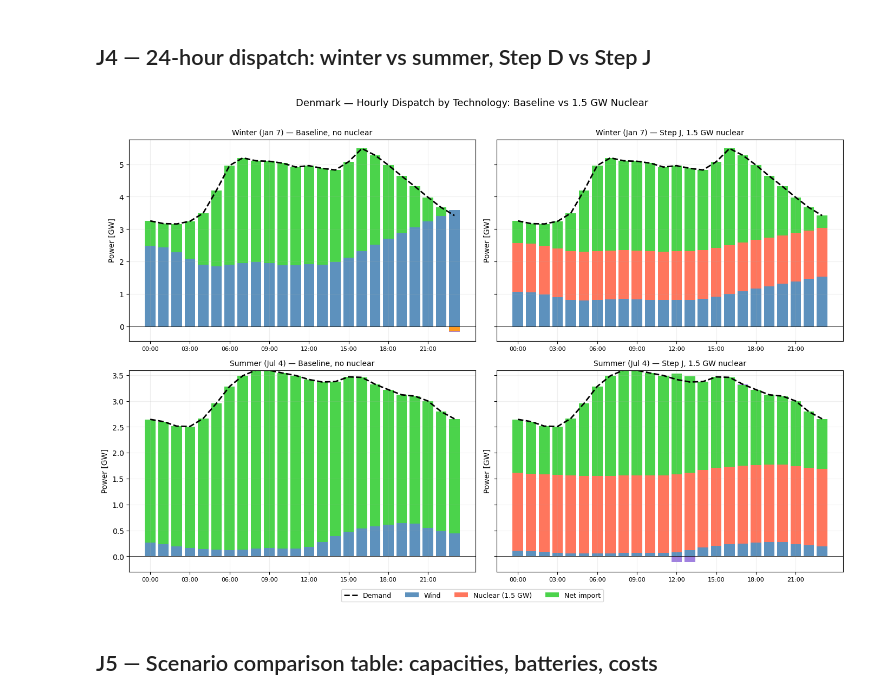
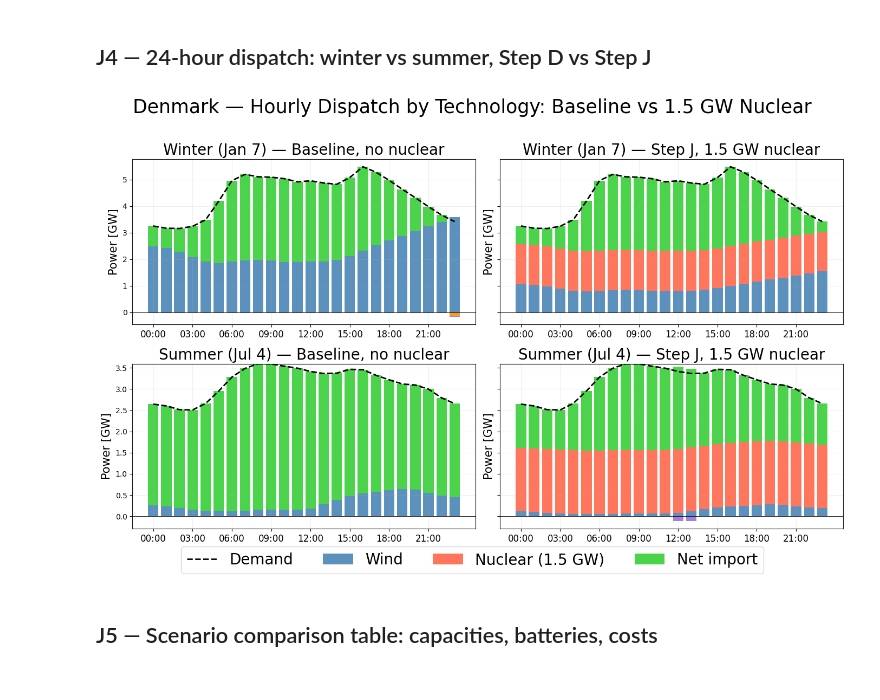
Before and after one commit to KenzoDTU/Integrated-Energy-Grids-A1G21, a Jupyter notebook: step_J.ipynb, the cells around one changed output. Cells and saved outputs as stored; diff of their text form; code cells hidden in the pictures.

Commit message:
update chart for latex

```diff
--- a/step_J.ipynb
+++ b/step_J.ipynb
@@ -840,6 +840,7 @@ def dk_dispatch_24h(n, day):
     snap = n.snapshots
     t = snap[(snap >= pd.Timestamp(day)) & (snap < pd.Timestamp(day) + pd.Timedelta("24h"))]
     d = {}
+
 
     for g in ["DK_wind", "DK_solar", "DK_CCGT", "DK_nuclear"]:
         if g in n.generators_t.p.columns:
@@ -874,40 +875,43 @@ def plot_dispatch(ax, n, day, title):
         vals = d[key]
         pos = np.maximum(vals, 0)
         neg = np.minimum(vals, 0)
         if pos.any():
             ax.bar(x, pos / 1e3, bottom=bot_pos / 1e3, color=color, label=label, width=0.8, alpha=0.88)
             bot_pos += pos
             plotted.append(label)
         if neg.any():
             ax.bar(x, neg / 1e3, bottom=bot_neg / 1e3, color=color, width=0.8, alpha=0.88)
             bot_neg += neg
 
     ax.plot(x, demand / 1e3, color="black", lw=2, ls="--", label="Demand", zorder=5)
     ax.axhline(0, color="black", lw=0.6)
-    ax.set_title(title, fontsize=10)
+    ax.set_title(title, fontsize=20)
     ax.set_xticks(range(0, 24, 3))
-    ax.set_xticklabels([f"{h:02d}:00" for h in range(0, 24, 3)], fontsize=8)
-    ax.set_ylabel("Power [GW]")
+    ax.set_xticklabels([f"{h:02d}:00" for h in range(0, 24, 3)], fontsize=12)
+    ax.set_ylabel("Power [GW]", fontsize=15)
     ax.grid(True, alpha=0.2)
 
 
 fig, axes = plt.subplots(2, 2, figsize=(14, 9), sharey="row")
 
 plot_dispatch(axes[0, 0], net_d, "2015-01-07", "Winter (Jan 7) — Baseline, no nuclear")
 plot_dispatch(axes[0, 1], net,   "2015-01-07", "Winter (Jan 7) — Step J, 1.5 GW nuclear")
 plot_dispatch(axes[1, 0], net_d, "2015-07-04", "Summer (Jul 4) — Baseline, no nuclear")
 plot_dispatch(axes[1, 1], net,   "2015-07-04", "Summer (Jul 4) — Step J, 1.5 GW nuclear")
 
 # Shared legend from top-right panel (has nuclear in it)
 handles, labels = axes[0, 1].get_legend_handles_labels()
 fig.legend(handles, labels, loc="lower center", ncol=8,
-           bbox_to_anchor=(0.5, -0.03), frameon=True, fontsize=9)
+           bbox_to_anchor=(0.5, -0.01), frameon=True, fontsize=20)
 
-plt.suptitle("Denmark — Hourly Dispatch by Technology: Baseline vs 1.5 GW Nuclear", fontsize=13, y=1.01)
-plt.tight_layout()
+# Reduce white space under the suptitle so subplots move up
+plt.suptitle("Denmark — Hourly Dispatch by Technology: Baseline vs 1.5 GW Nuclear", fontsize=25, y=0.98)
+# Use tight_layout with a rect to reserve space for the legend and title
+plt.tight_layout(rect=[0, 0.05, 1, 0.96])
+
 plt.show()
 # %% [output]
-[figure, old version]
+[figure, new version]
 # %% [markdown]
 ## J5 — Scenario comparison table: capacities, batteries, costs
 # %%
```
Also changed, not shown: parts of 4 cells of this notebook.
